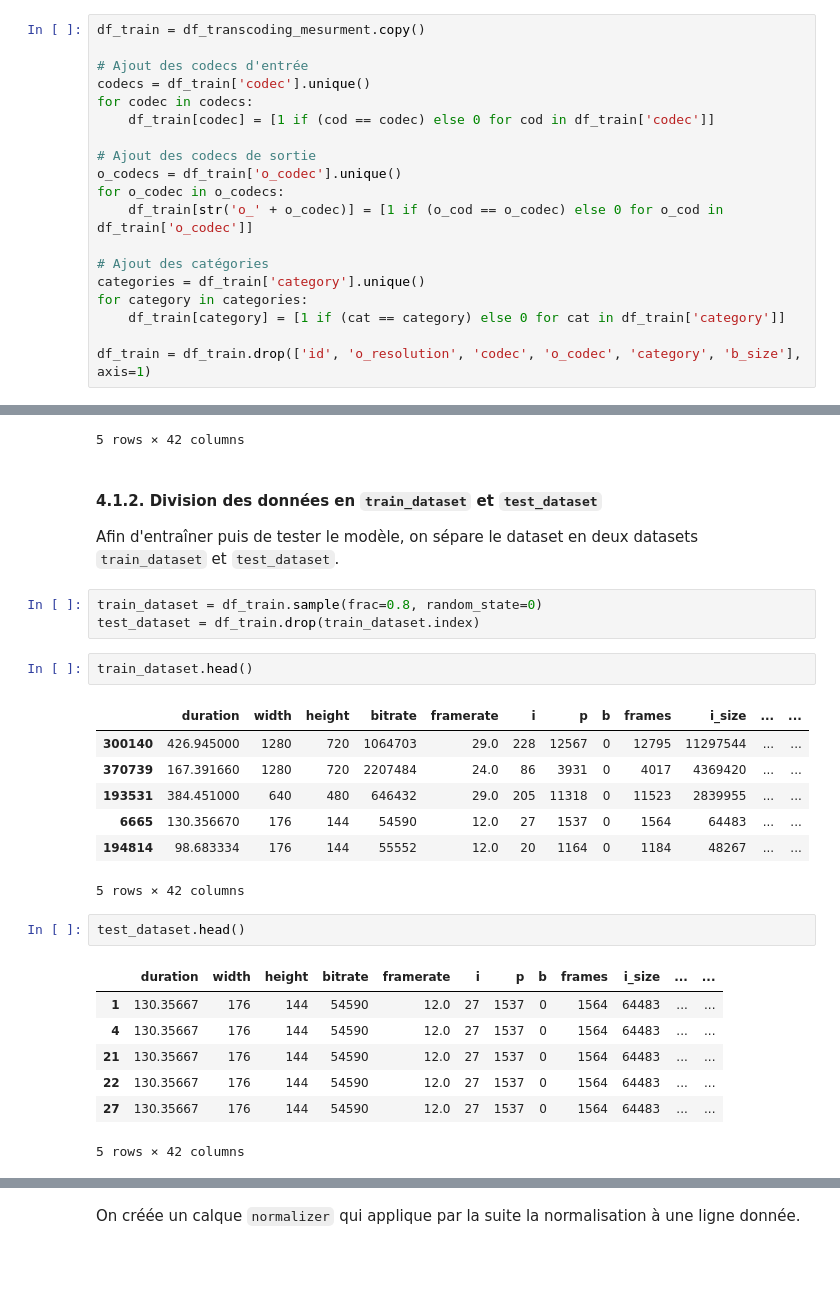
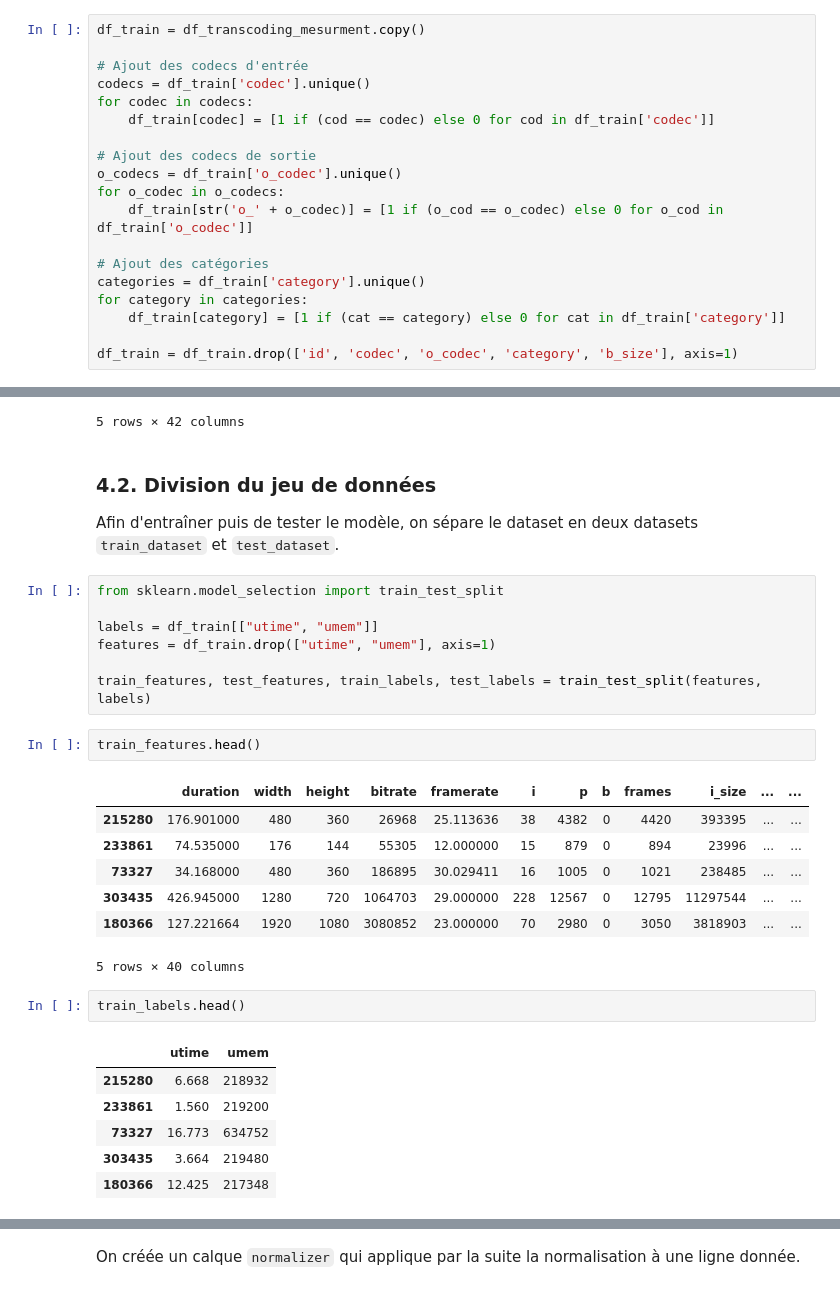
Before and after one commit to Anatole-Lapelerie/ESILV-S7-Python-for-Data-Analysis, a Jupyter notebook: main.ipynb, the cells around one changed output, grey strips where cells are left out. Drawn from its saved outputs; the diff is of its cells as text; blank space fills up the shorter version.

```diff
--- a/main.ipynb
+++ b/main.ipynb
@@ -526,7 +646,7 @@ categories = df_train['category'].unique()
 for category in categories:
     df_train[category] = [1 if (cat == category) else 0 for cat in df_train['category']]
 
-df_train = df_train.drop(['id', 'o_resolution', 'codec', 'o_codec', 'category', 'b_size'], axis=1)
+df_train = df_train.drop(['id', 'codec', 'o_codec', 'category', 'b_size'], axis=1)
 # %%
 df_train.head()
 # %% [output]
@@ -538,29 +658,32 @@ df_train.head()
 | 4 | 130.35667 | 176 | 144 | 54590 | 12.0 | 27 | 1537 | 0 | 1564 | 64483 | ... | ... |
 5 rows × 42 columns
 # %% [markdown]
-#### 4.1.2. Division des données en `train_dataset` et `test_dataset`
+### 4.2. Division du jeu de données
 
 Afin d'entraîner puis de tester le modèle, on sépare le dataset en deux datasets `train_dataset` et `test_dataset`.
-# %%
-train_dataset = df_train.sample(frac=0.8, random_state=0)
-test_dataset = df_train.drop(train_dataset.index)
+# %%
+from sklearn.model_selection import train_test_split
+
+labels = df_train[["utime", "umem"]]
+features = df_train.drop(["utime", "umem"], axis=1)
+
+train_features, test_features, train_labels, test_labels = train_test_split(features, labels)
 # %%
-train_dataset.head()
+train_features.head()
 # %% [output]
 |  | duration | width | height | bitrate | framerate | i | p | b | frames | i_size | ... | ... |
-| 300140 | 426.945000 | 1280 | 720 | 1064703 | 29.0 | 228 | 12567 | 0 | 12795 | 11297544 | ... | ... |
-| 370739 | 167.391660 | 1280 | 720 | 2207484 | 24.0 | 86 | 3931 | 0 | 4017 | 4369420 | ... | ... |
-| 193531 | 384.451000 | 640 | 480 | 646432 | 29.0 | 205 | 11318 | 0 | 11523 | 2839955 | ... | ... |
-| 6665 | 130.356670 | 176 | 144 | 54590 | 12.0 | 27 | 1537 | 0 | 1564 | 64483 | ... | ... |
-| 194814 | 98.683334 | 176 | 144 | 55552 | 12.0 | 20 | 1164 | 0 | 1184 | 48267 | ... | ... |
+| 215280 | 176.901000 | 480 | 360 | 26968 | 25.113636 | 38 | 4382 | 0 | 4420 | 393395 | ... | ... |
+| 233861 | 74.535000 | 176 | 144 | 55305 | 12.000000 | 15 | 879 | 0 | 894 | 23996 | ... | ... |
+| 73327 | 34.168000 | 480 | 360 | 186895 | 30.029411 | 16 | 1005 | 0 | 1021 | 238485 | ... | ... |
+| 303435 | 426.945000 | 1280 | 720 | 1064703 | 29.000000 | 228 | 12567 | 0 | 12795 | 11297544 | ... | ... |
+| 180366 | 127.221664 | 1920 | 1080 | 3080852 | 23.000000 | 70 | 2980 | 0 | 3050 | 3818903 | ... | ... |
-5 rows × 42 columns
+5 rows × 40 columns
 # %%
-test_dataset.head()
+train_labels.head()
 # %% [output]
-|  | duration | width | height | bitrate | framerate | i | p | b | frames | i_size | ... | ... |
-| 1 | 130.35667 | 176 | 144 | 54590 | 12.0 | 27 | 1537 | 0 | 1564 | 64483 | ... | ... |
-| 4 | 130.35667 | 176 | 144 | 54590 | 12.0 | 27 | 1537 | 0 | 1564 | 64483 | ... | ... |
-| 21 | 130.35667 | 176 | 144 | 54590 | 12.0 | 27 | 1537 | 0 | 1564 | 64483 | ... | ... |
-| 22 | 130.35667 | 176 | 144 | 54590 | 12.0 | 27 | 1537 | 0 | 1564 | 64483 | ... | ... |
-| 27 | 130.35667 | 176 | 144 | 54590 | 12.0 | 27 | 1537 | 0 | 1564 | 64483 | ... | ... |
+|  | utime | umem |
+| 215280 | 6.668 | 218932 |
+| 233861 | 1.560 | 219200 |
+| 73327 | 16.773 | 634752 |
+| 303435 | 3.664 | 219480 |
+| 180366 | 12.425 | 217348 |
-5 rows × 42 columns
```
Also changed, not shown: parts of 132 cells of this notebook.
